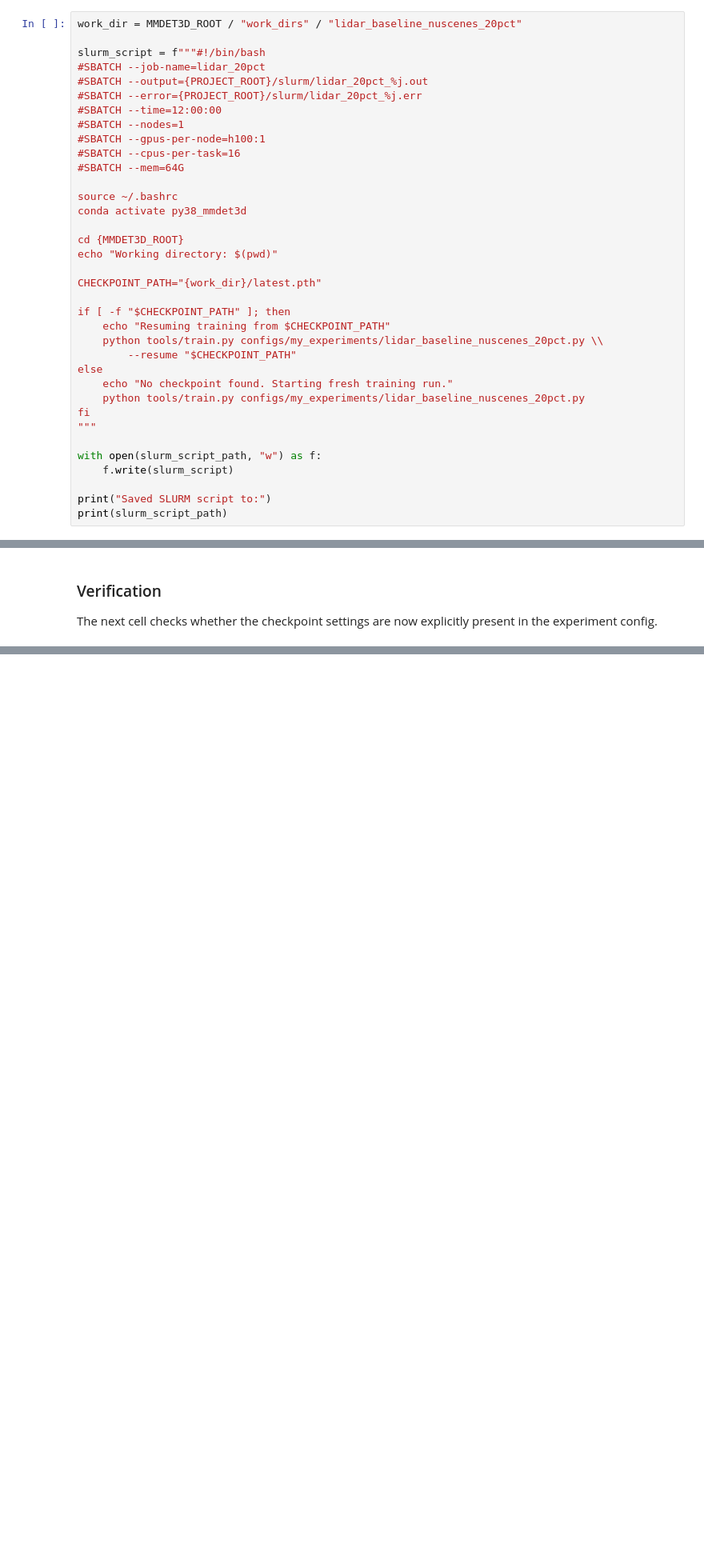
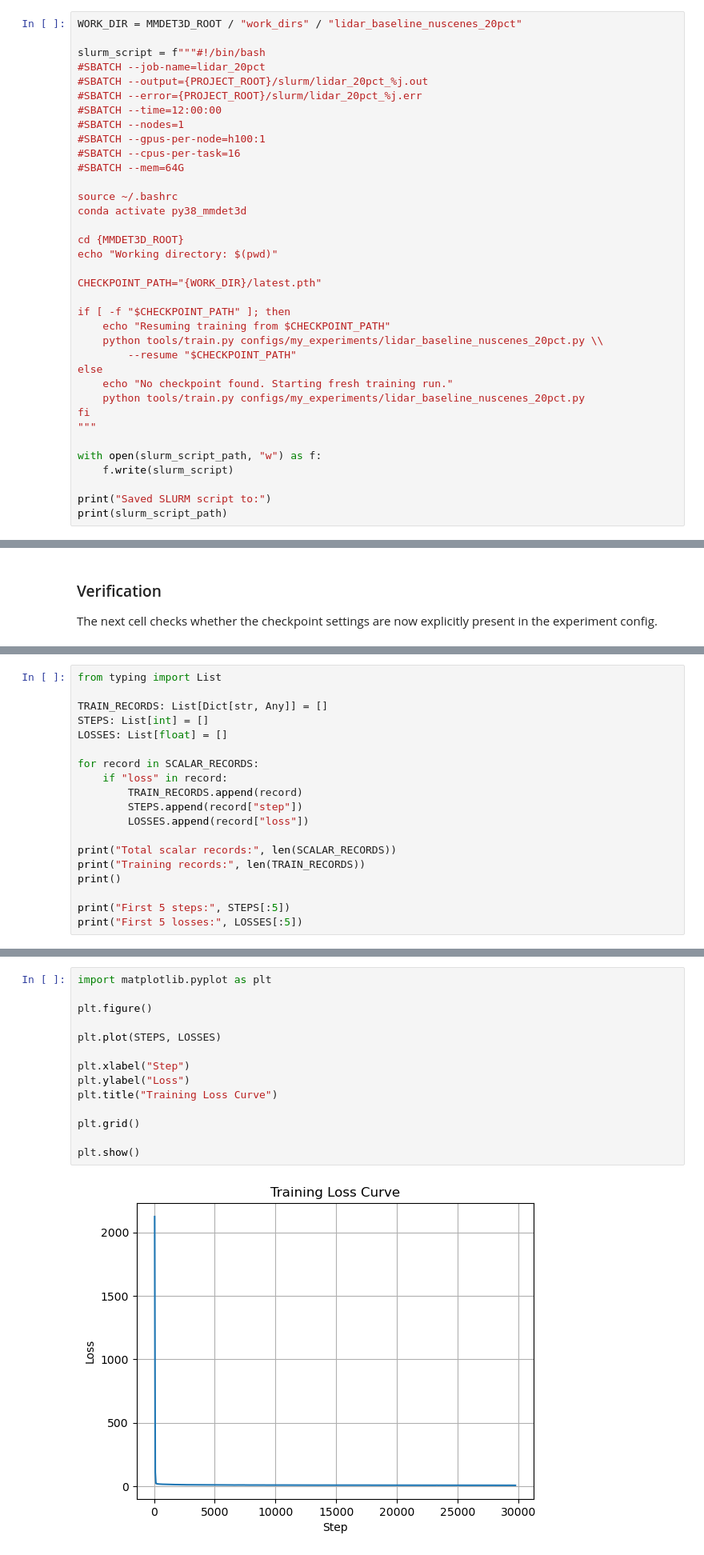
Before and after one commit to darkcyan-ugli-fruit/nuscenes-multimodal-learning, a Jupyter notebook: notebooks/02_baseline_lidar_nuscenes.ipynb, the cells around one changed output, grey strips where cells are left out. Shown at 80% size. Drawn from its saved outputs; the diff is of its cells as text; blank space fills up the shorter version.

```diff
--- a/notebooks/02_baseline_lidar_nuscenes.ipynb
+++ b/notebooks/02_baseline_lidar_nuscenes.ipynb
@@ -709,7 +712,7 @@ The script supports both:
 - a fresh training run if no checkpoint is present
 - a resumed training run if a previous checkpoint already exists
 # %%
-work_dir = MMDET3D_ROOT / "work_dirs" / "lidar_baseline_nuscenes_20pct"
+WORK_DIR = MMDET3D_ROOT / "work_dirs" / "lidar_baseline_nuscenes_20pct"
 
 slurm_script = f"""#!/bin/bash
 #SBATCH --job-name=lidar_20pct
@@ -727,7 +730,7 @@ conda activate py38_mmdet3d
 cd {MMDET3D_ROOT}
 echo "Working directory: $(pwd)"
 
-CHECKPOINT_PATH="{work_dir}/latest.pth"
+CHECKPOINT_PATH="{WORK_DIR}/latest.pth"
 
 if [ -f "$CHECKPOINT_PATH" ]; then
     echo "Resuming training from $CHECKPOINT_PATH"
@@ -907,0 +1024,19 @@ This is especially useful for experiments that may take longer than one 12-hour
+# %%
+from typing import List
+
+TRAIN_RECORDS: List[Dict[str, Any]] = []
+STEPS: List[int] = []
+LOSSES: List[float] = []
+
+for record in SCALAR_RECORDS:
+    if "loss" in record:
+        TRAIN_RECORDS.append(record)
+        STEPS.append(record["step"])
+        LOSSES.append(record["loss"])
+
+print("Total scalar records:", len(SCALAR_RECORDS))
+print("Training records:", len(TRAIN_RECORDS))
+print()
+
+print("First 5 steps:", STEPS[:5])
+print("First 5 losses:", LOSSES[:5])
@@ -907,0 +1053,16 @@ This is especially useful for experiments that may take longer than one 12-hour
+# %%
+import matplotlib.pyplot as plt
+
+plt.figure()
+
+plt.plot(STEPS, LOSSES)
+
+plt.xlabel("Step")
+plt.ylabel("Loss")
+plt.title("Training Loss Curve")
+
+plt.grid()
+
+plt.show()
+# %% [output]
+[figure, added]
```
Also changed, not shown: parts of 47 cells of this notebook, 3 other files.
